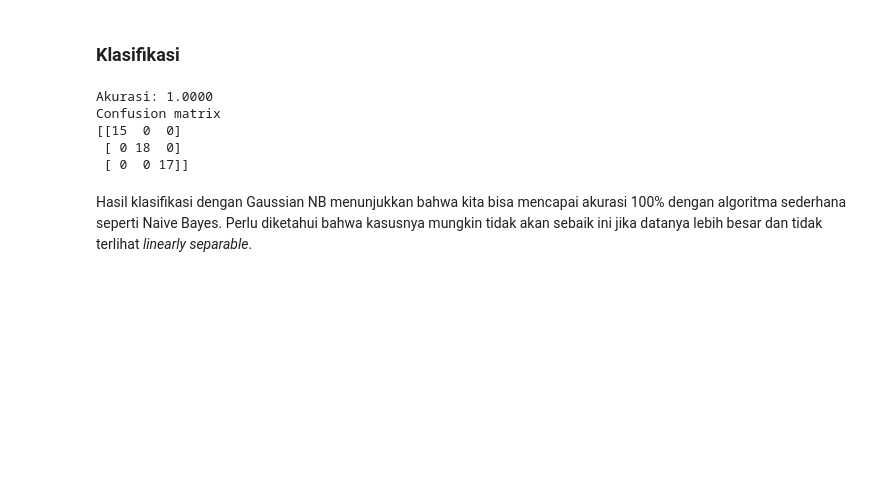
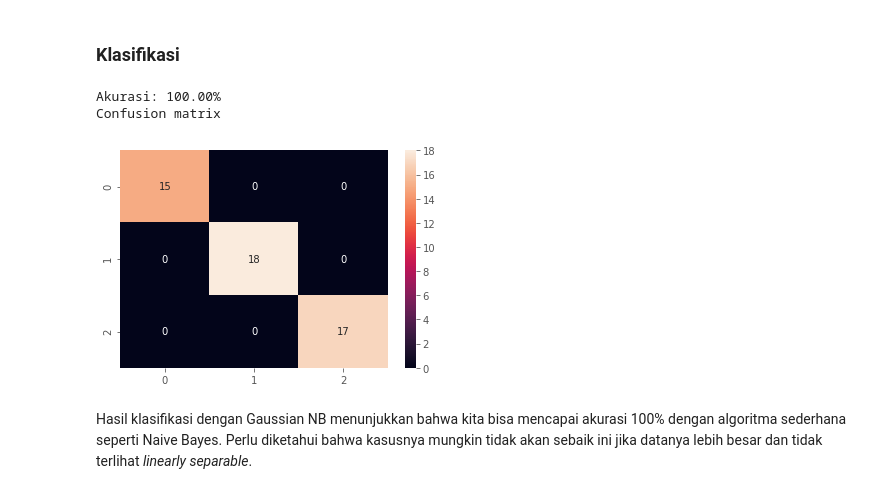
Before and after one commit to aliakbars/uai-dm, a Jupyter notebook: scripts/lab2.ipynb, the cells around one changed output. Saved outputs shown, nothing was run; the diff lists cells and outputs as text; code cells hidden in the pictures; blank space fills up the shorter version.

```diff
--- a/scripts/lab2.ipynb
+++ b/scripts/lab2.ipynb
@@ -157,20 +163,23 @@ X_train, X_test, y_train, y_test = train_test_split(X, y, test_size=0.33, random
 # %%
 from sklearn.metrics import accuracy_score, confusion_matrix
 from sklearn.naive_bayes import GaussianNB
 
 clf = GaussianNB() # inisialisasi classifier
 clf.fit(X_train, y_train) # membuat model dengan melakukan fitting class-conditional Gaussians
 y_pred = clf.predict(X_test) # memprediksi data baru dengan menggunakan model yang telah dibentuk
 
-print "Akurasi: %.4f" % accuracy_score(y_test, y_pred)
-print "Confusion matrix"
-print confusion_matrix(y_test, y_pred)
+print("Akurasi: {:.2%}".format(
+    accuracy_score(y_test, y_pred)
+))
+print("Confusion matrix")
+sns.heatmap(
+    confusion_matrix(y_test, y_pred),
+    annot=True
+);
 # %% [output]
-Akurasi: 1.0000
+Akurasi: 100.00%
 Confusion matrix
-[[15  0  0]
- [ 0 18  0]
- [ 0  0 17]]
+[figure, added]
 # %% [markdown]
 Hasil klasifikasi dengan Gaussian NB menunjukkan bahwa kita bisa mencapai akurasi 100% dengan algoritma sederhana seperti Naive Bayes. Perlu diketahui bahwa kasusnya mungkin tidak akan sebaik ini jika datanya lebih besar dan tidak terlihat _linearly separable_.
 # %% [markdown]
```
Also changed, not shown: parts of 16 cells of this notebook.
